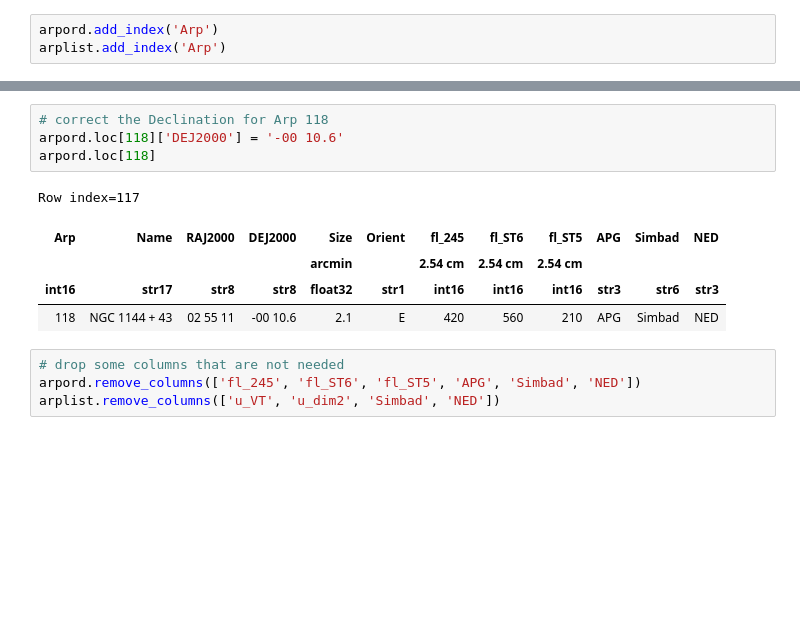
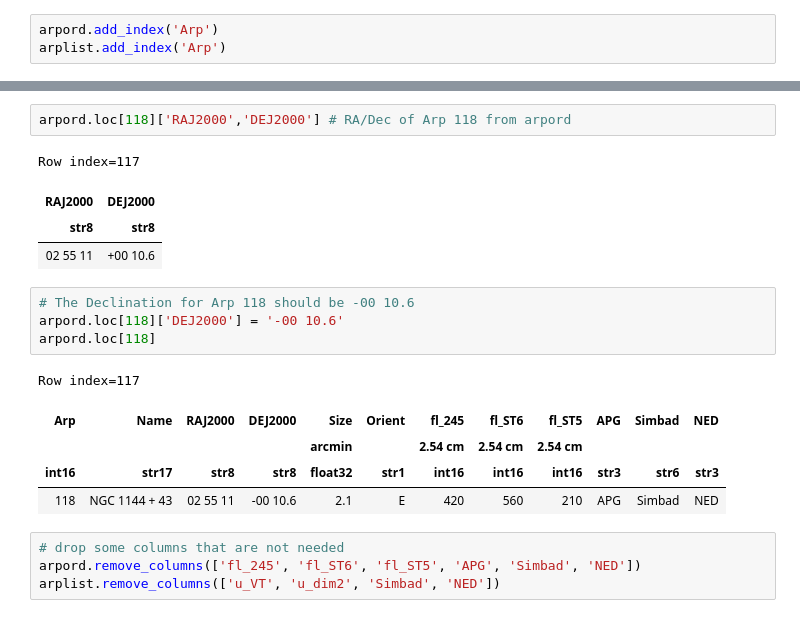
Before and after one commit to Westminster-Astronomical-Society/AL_Northern_Arp_Program, a Jupyter notebook: Arp_Peculiar_Galaxies.ipynb, the cells around one changed output, grey strips where cells are left out. Cells and saved outputs as stored; diff of their text form; blank space fills up the shorter version.

```diff
--- a/Arp_Peculiar_Galaxies.ipynb
+++ b/Arp_Peculiar_Galaxies.ipynb
@@ -84,8 +84,15 @@ Table length=2
 | int16 | str16 | float32 | str1 | float32 | float32 | str1 | str14 | int16 | str10 | str9 | str6 | ... |
 | 85 | MESSIER 51A | 8.4 |  | 11.4 | 7.0 |  | SA(s)bc pec | 76 | 13 29 52.3 | +47 11 54 | Simbad | ... |
 | 85 | MESSIER 51B | 9.6 |  | 5.8 | 4.6 |  | I0 pec | 76 | 13 29 58.6 | +47 16 04 | Simbad | ... |
+# %%
+arpord.loc[118]['RAJ2000','DEJ2000'] # RA/Dec of Arp 118 from arpord
+# %% [output]
+Row index=117
+| RAJ2000 | DEJ2000 |
+| str8 | str8 |
+| 02 55 11 | +00 10.6 |
 # %%
-# correct the Declination for Arp 118
+# The Declination for Arp 118 should be -00 10.6
 arpord.loc[118]['DEJ2000'] = '-00 10.6'
 arpord.loc[118]
 # %% [output]
```
Also changed, not shown: parts of 6 cells of this notebook.
